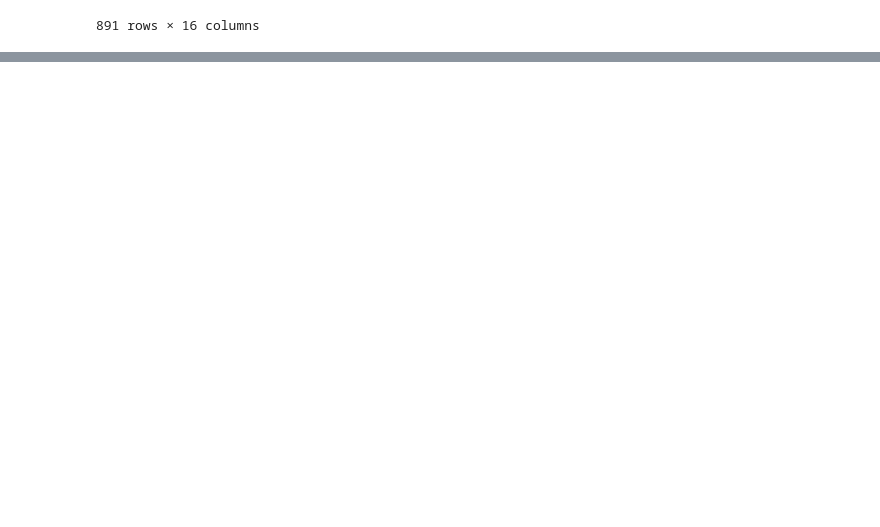
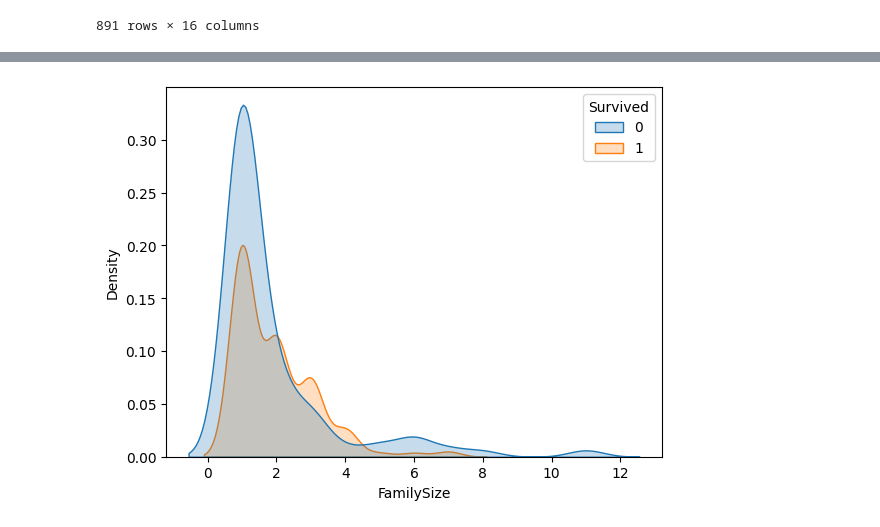
Before and after one commit to mavischi/titanic-data-science, a Jupyter notebook: Project_01_Titanic_Data_Science.ipynb, the cells around one changed output, grey strips where cells are left out. Drawn from its saved outputs; the diff is of its cells as text; code cells hidden in the pictures; blank space fills up the shorter version.

```diff
--- a/Project_01_Titanic_Data_Science.ipynb
+++ b/Project_01_Titanic_Data_Science.ipynb
@@ -185,0 +200,25 @@ df
+# %%
+df['TitleRow'] = df["Name"].map(lambda name: name.split(',')[1].split('.')[0].strip())
+df['TitleRow'].unique()
+title_cat = {
+    'Mr': 'Mr',
+    'Mrs': 'Mrs',
+    'Miss': 'Miss',
+    'Master': 'Master',
+    'Don': 'Royalty',
+    'Rev': 'Officer',
+    'Dr': 'Officer',
+    'Mme': 'Mrs',
+    'Ms': 'Mrs',
+    'Major': 'Officer',
+    'Lady': 'Miss',
+    'Sir': 'Royalty',
+    'Mlle': 'Miss',
+    'Col': 'Officer',
+    'Capt': 'Officer',
+    'the Countess': 'Royalty',
+    'Jonkheer': 'Royalty'
+}
+
+df['Title'] = df['Title Row'].map(title_cat)
+df['Title']
@@ -185,0 +240,3 @@ df
+# %%
+df_title = pd.get_dummies(df['Title'], prefix='Title_', dtype='int')
+df_title
@@ -185,0 +257,3 @@ df
+# %%
+df = df.join(df_title)
+df
@@ -185,0 +276,3 @@ df
+# %%
+df['FamilySize'] = df['SibSp'] + df['Parch'] + 1
+df['FamilySize']
@@ -185,0 +308,5 @@ df
+# %%
+sns.kdeplot(x=df['FamilySize'], hue=df['Survived'], fill=True)
+plt.show()
+# %% [output]
+[figure, added]
```
Also changed, not shown: parts of 24 cells of this notebook.
